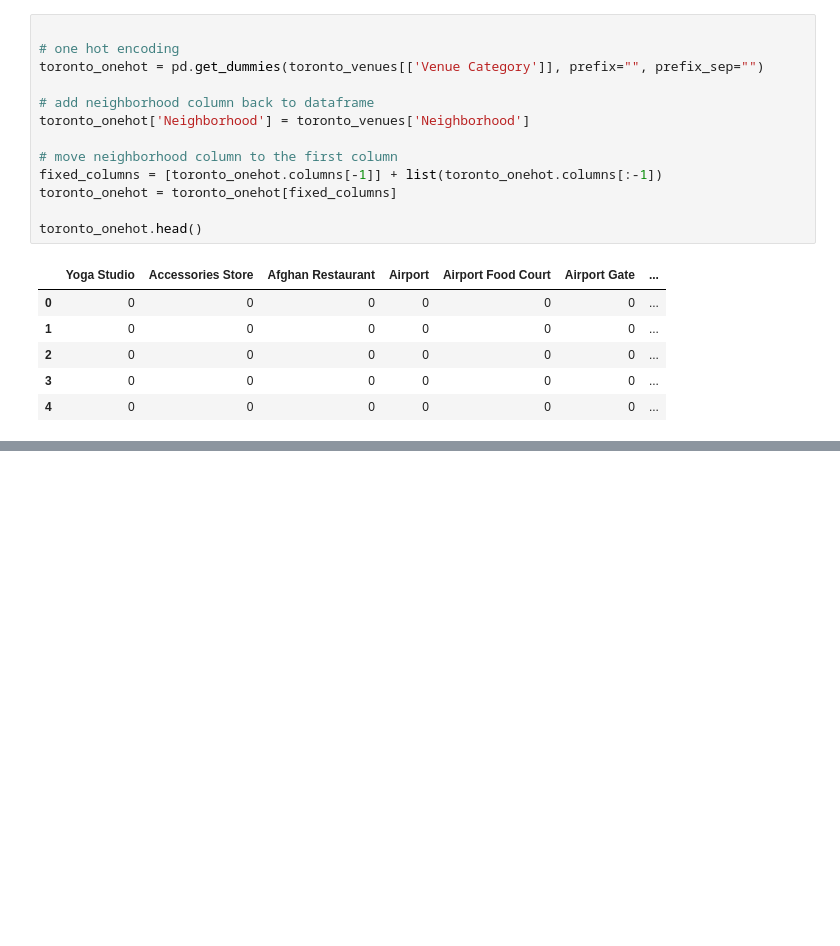
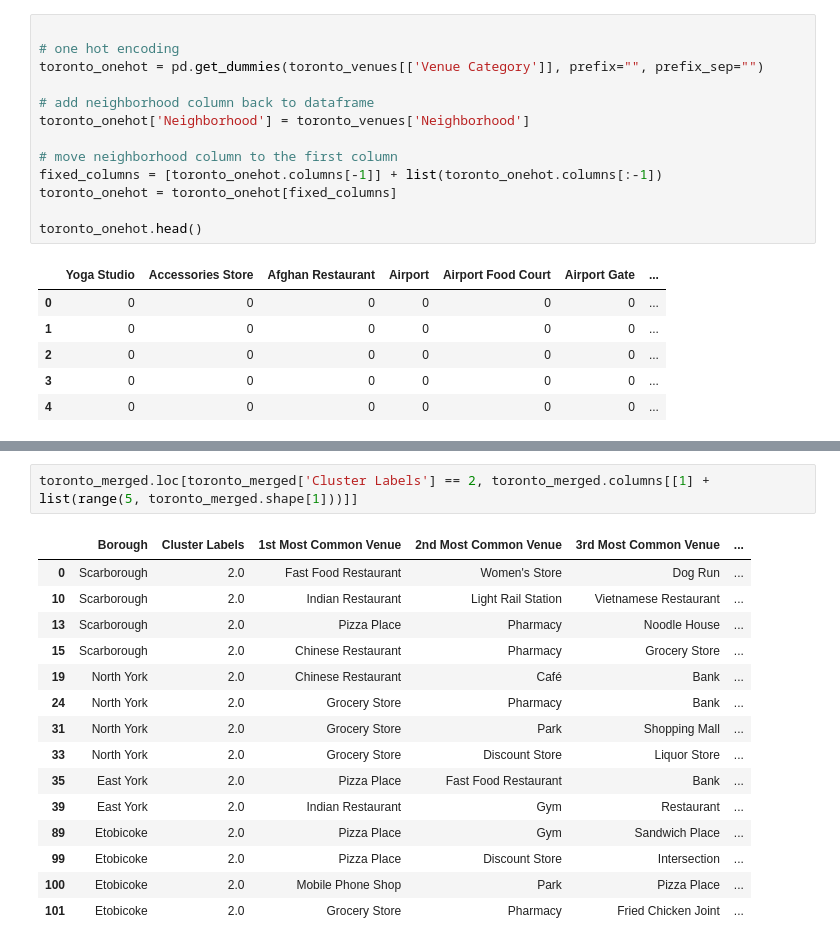
Before and after one commit to avleenmehal/Coursera_Capstone, a Jupyter notebook: Neighborhoods in Toronto part3.ipynb, the cells around one changed output, grey strips where cells are left out. Drawn from its saved outputs; the diff is of its cells as text; blank space fills up the shorter version.

```diff
--- a/Neighborhoods in Toronto part3.ipynb
+++ b/Neighborhoods in Toronto part3.ipynb
@@ -253,0 +435,18 @@ toronto_onehot.head()
+# %%
+toronto_merged.loc[toronto_merged['Cluster Labels'] == 2, toronto_merged.columns[[1] + list(range(5, toronto_merged.shape[1]))]]
+# %% [output]
+|  | Borough | Cluster Labels | 1st Most Common Venue | 2nd Most Common Venue | 3rd Most Common Venue | ... |
+| 0 | Scarborough | 2.0 | Fast Food Restaurant | Women's Store | Dog Run | ... |
+| 10 | Scarborough | 2.0 | Indian Restaurant | Light Rail Station | Vietnamese Restaurant | ... |
+| 13 | Scarborough | 2.0 | Pizza Place | Pharmacy | Noodle House | ... |
+| 15 | Scarborough | 2.0 | Chinese Restaurant | Pharmacy | Grocery Store | ... |
+| 19 | North York | 2.0 | Chinese Restaurant | Café | Bank | ... |
+| 24 | North York | 2.0 | Grocery Store | Pharmacy | Bank | ... |
+| 31 | North York | 2.0 | Grocery Store | Park | Shopping Mall | ... |
+| 33 | North York | 2.0 | Grocery Store | Discount Store | Liquor Store | ... |
+| 35 | East York | 2.0 | Pizza Place | Fast Food Restaurant | Bank | ... |
+| 39 | East York | 2.0 | Indian Restaurant | Gym | Restaurant | ... |
+| 89 | Etobicoke | 2.0 | Pizza Place | Gym | Sandwich Place | ... |
+| 99 | Etobicoke | 2.0 | Pizza Place | Discount Store | Intersection | ... |
+| 100 | Etobicoke | 2.0 | Mobile Phone Shop | Park | Pizza Place | ... |
+| 101 | Etobicoke | 2.0 | Grocery Store | Pharmacy | Fried Chicken Joint | ... |
```
Also changed, not shown: parts of 21 cells of this notebook.
